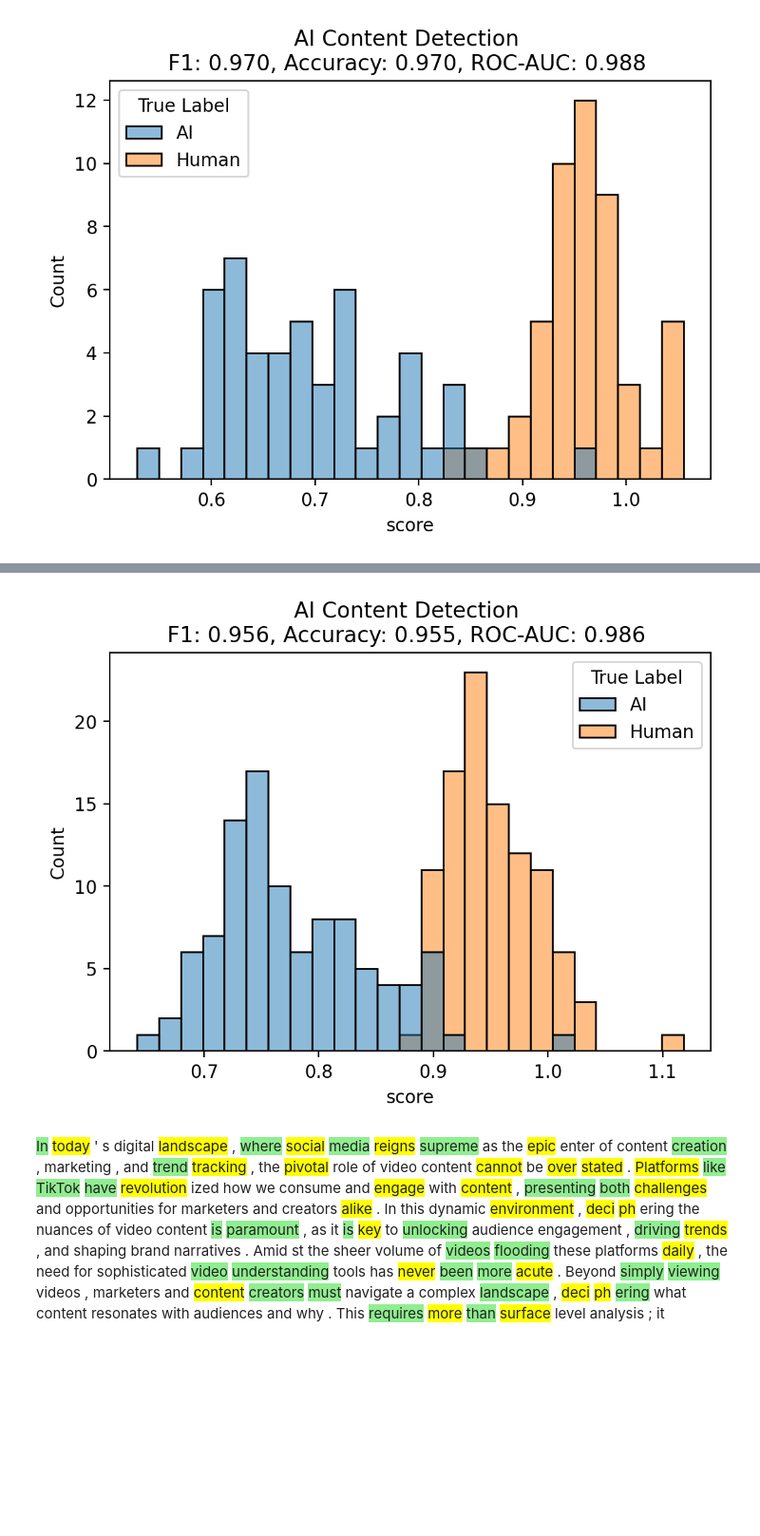
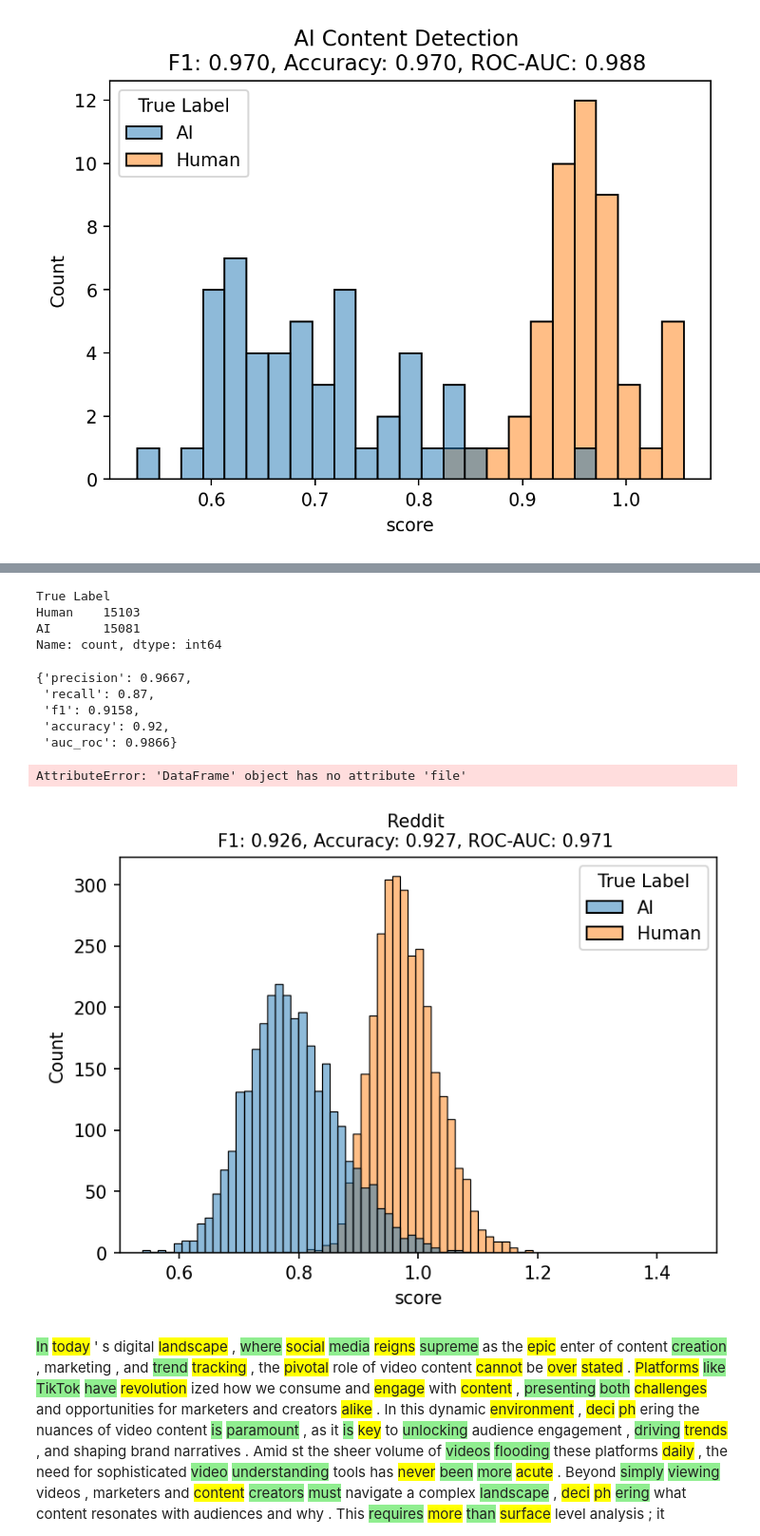
Before and after one commit to wangjing0/ai_detector, a Jupyter notebook: detector.ipynb, the cells around one changed output, grey strips where cells are left out. Shown at 95% size. Cells and saved outputs as stored; diff of their text form; code cells hidden in the pictures; blank space fills up the shorter version.

```diff
--- a/detector.ipynb
+++ b/detector.ipynb
@@ -266,0 +271,7 @@ len(filenames)
+# %%
+with open('data/m4/m4_dataset_raw/yelp_review_2800.json', 'r') as f:
+    data = json.load(f)
+
+df = pandas.DataFrame([{'text': d['start'], 'True Label': "Human"} for d in data][:200] + \
+     [{'text': d['paraphrase_dipper_llm'], 'True Label': "AI"} for d in data if 'paraphrase_dipper_llm' in d][:200] )
+df
@@ -362,3 +343,10 @@ df
+# %%
+df['True Label'].value_counts()
+# %% [output]
+True Label
+Human    15103
+AI       15081
+Name: count, dtype: int64
 # %%
 df['prediction'] = [None]*len(df)
 df['score'] = [None]*len(df)
@@ -375,2 +367,12 @@ for start_idx in tqdm(range(0, len(df), batch_size)):
 # %%
 df['pred'] = df.prediction.apply(lambda x: x.split('-')[0])
+# %%
+metrics = get_metrics(df['True Label'].tolist(), df['pred'].tolist(), positive_label='AI')
+metrics['auc_roc'] = roc_auc_score([1 if l=='Human' else 0 for l in df['True Label'].tolist()], df['score'].tolist())
+metrics
+# %% [output]
+{'precision': 0.9667,
+ 'recall': 0.87,
+ 'f1': 0.9158,
+ 'accuracy': 0.92,
+ 'auc_roc': 0.9866}
@@ -377,19 +381,52 @@ df['pred'] = df.prediction.apply(lambda x: x.split('-')[0])
+# %%
+df = pandas.read_pickle('data/benchmark_all.pkl')
+df.dropna(subset=['prediction','score'], inplace=True)
+df.drop(columns=['texts'], inplace=True)
+df.reset_index(drop=True, inplace=True)
+df['pred'] = df.prediction.apply(lambda x: x.split('-')[0])
+# %%
+datasets = ['reddit', 'arxiv', 'wiki']
+scores = [{'dataset':'GPTZero', 'precision': 0.9423,
+ 'recall': 0.98,
+ 'f1': 0.9608,
+ 'accuracy': 0.96,
+ 'auc_roc': 0.9876},
+ {'dataset':'Yelp', 'precision': 0.9667,
+ 'recall': 0.87,
+ 'f1': 0.9158,
+ 'accuracy': 0.92,
+ 'auc_roc': 0.9866}
+ ]
+for dataset in datasets:
+    _df = df[df.file.str.contains(dataset)]
+    metrics = get_metrics(_df['True Label'].tolist(),  _df['pred'].tolist(), positive_label='AI')
+    metrics['auc_roc'] = roc_auc_score([1 if l=='Human' else 0 for l in _df['True Label'].tolist()], _df['score'].tolist())
+    scores.append({'dataset': dataset}|metrics)
+
+pandas.DataFrame(scores)
+# %% [output]
+AttributeError: 'DataFrame' object has no attribute 'file'
 # %%
 from sklearn.metrics import roc_auc_score, f1_score
 from matplotlib import pyplot as plt
 import seaborn
 
 
-fig = plt.figure(figsize=(6,4), dpi=200)
+fig = plt.figure(figsize=(6,4), dpi=150)
 
 metrics = get_metrics(df['True Label'].tolist(), df['pred'].tolist(), positive_label='AI')
 metrics['auc_roc'] = roc_auc_score([1 if l=='Human' else 0 for l in df['True Label'].tolist()], df['score'].tolist())
 
-seaborn.histplot(df, x='score', bins=25, hue='True Label')
-plt.title(f"AI Content Detection \nF1: {metrics['f1']:.3f}, Accuracy: {metrics['accuracy']:.3f}, ROC-AUC: {metrics['auc_roc']:.3f} ")
-plt.show()
+# y axis in log scale
+
+seaborn.histplot(df, x='score', bins=50, hue='True Label')
+plt.xlim(0.5, 1.5)
+
+plt.title(f"Reddit \nF1: {metrics['f1']:.3f}, Accuracy: {metrics['accuracy']:.3f}, ROC-AUC: {metrics['auc_roc']:.3f} ", fontsize=10)
+#plt.show()
+plt.savefig('data/benchmark_all.png', dpi=150, bbox_inches='tight')
 # %% [output]
-[figure, old version]
+[figure, new version]
 # %%
 doc = '''
 In today's digital landscape, where social media reigns supreme as the epicenter of content creation, marketing, and trend tracking, the pivotal role of video content cannot be overstated. Platforms like TikTok have revolutionized how we consume and engage with content, presenting both challenges and opportunities for marketers and creators alike. In this dynamic environment, deciphering the nuances of video content is paramount, as it is key to unlocking audience engagement, driving trends, and shaping brand narratives. Amidst the sheer volume of videos flooding these platforms daily, the need for sophisticated video understanding tools has never been more acute. Beyond simply viewing videos, marketers and content creators must navigate a complex landscape, deciphering what content resonates with audiences and why. This requires more than surface-level analysis; it demands a deep understanding of the underlying patterns, themes, and emotions that drive viewer engagement.
```
Also changed, not shown: parts of 13 cells of this notebook, 1 other file.
